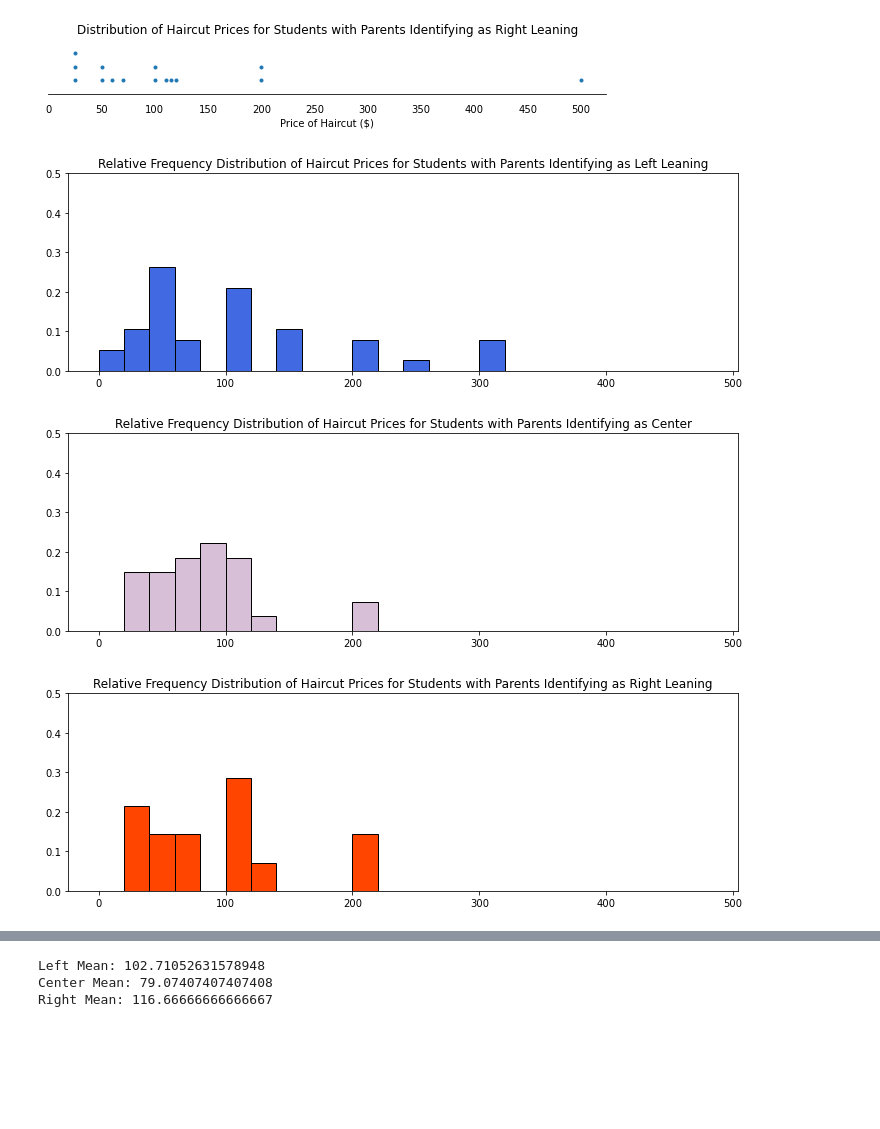
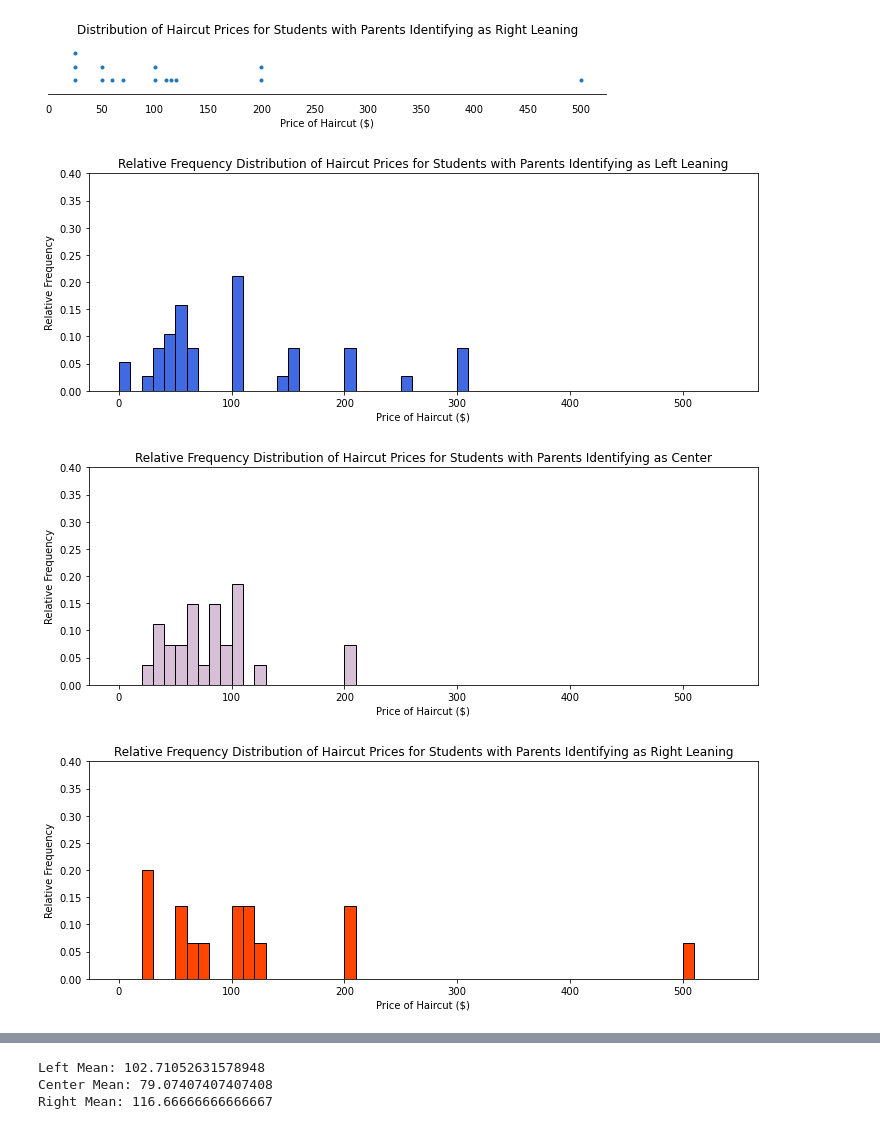
Before and after one commit to Veeeeeee7/AP-Stats, a Jupyter notebook: Quarter 1 Stats.ipynb, the cells around one changed output, grey strips where cells are left out. Drawn from its saved outputs; the diff is of its cells as text; code cells hidden in the pictures; blank space fills up the shorter version.

```diff
--- a/Quarter 1 Stats.ipynb
+++ b/Quarter 1 Stats.ipynb
@@ -109,24 +109,26 @@ dot_diagram(right, "Distribution of Haircut Prices for Students with Parents Ide
 [figure]
 [figure]
 [figure]
-# %%
-def historgram(dataset, title, color):
-    increments = np.arange(0, 500, 20)
-    hist, edges = np.histogram(dataset, increments)
-    freq = hist/float(hist.sum())
-    plt.figure().set_figwidth(10)
-    plt.bar(increments[:-1], freq, width=20, align="edge", ec="k", color=color)
-    plt.ylim(top=0.5)
-    plt.title(title)
-    plt.show()
-
-historgram(left, "Relative Frequency Distribution of Haircut Prices for Students with Parents Identifying as Left Leaning", 'royalblue')
-historgram(center, "Relative Frequency Distribution of Haircut Prices for Students with Parents Identifying as Center", 'thistle')
-historgram(right, "Relative Frequency Distribution of Haircut Prices for Students with Parents Identifying as Right Leaning", 'orangered')
-# %% [output]
-[figure, removed]
-[figure, removed]
-[figure, removed]
+# %%
+def historgram(dataset, title, color):
+    increments = np.arange(0, 550, 10)
+    hist, edges = np.histogram(dataset, increments)
+    freq = hist/float(hist.sum())
+    plt.figure(figsize=(12, 4))
+    plt.bar(increments[:-1], freq, width=10, align="edge", ec="k", color=color)
+    plt.ylim(top=0.4)
+    plt.xlabel("Price of Haircut ($)")
+    plt.ylabel("Relative Frequency")
+    plt.title(title)
+    plt.show()
+
+historgram(left, "Relative Frequency Distribution of Haircut Prices for Students with Parents Identifying as Left Leaning", 'royalblue')
+historgram(center, "Relative Frequency Distribution of Haircut Prices for Students with Parents Identifying as Center", 'thistle')
+historgram(right, "Relative Frequency Distribution of Haircut Prices for Students with Parents Identifying as Right Leaning", 'orangered')
+# %% [output]
+[figure, added]
+[figure, added]
+[figure, added]
 # %%
 def box_plot(dataset, title, labels):
     fig = plt.figure(figsize =(10, 4))
```
Also changed, not shown: parts of 3 cells of this notebook.
